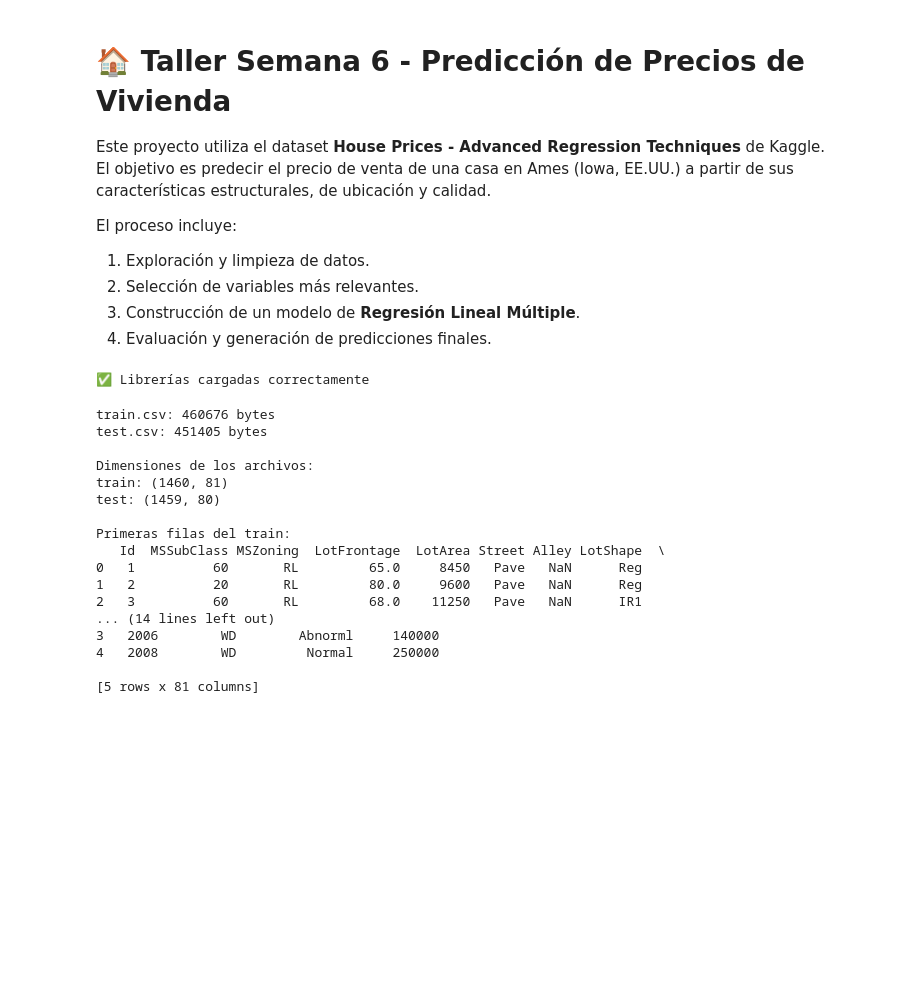
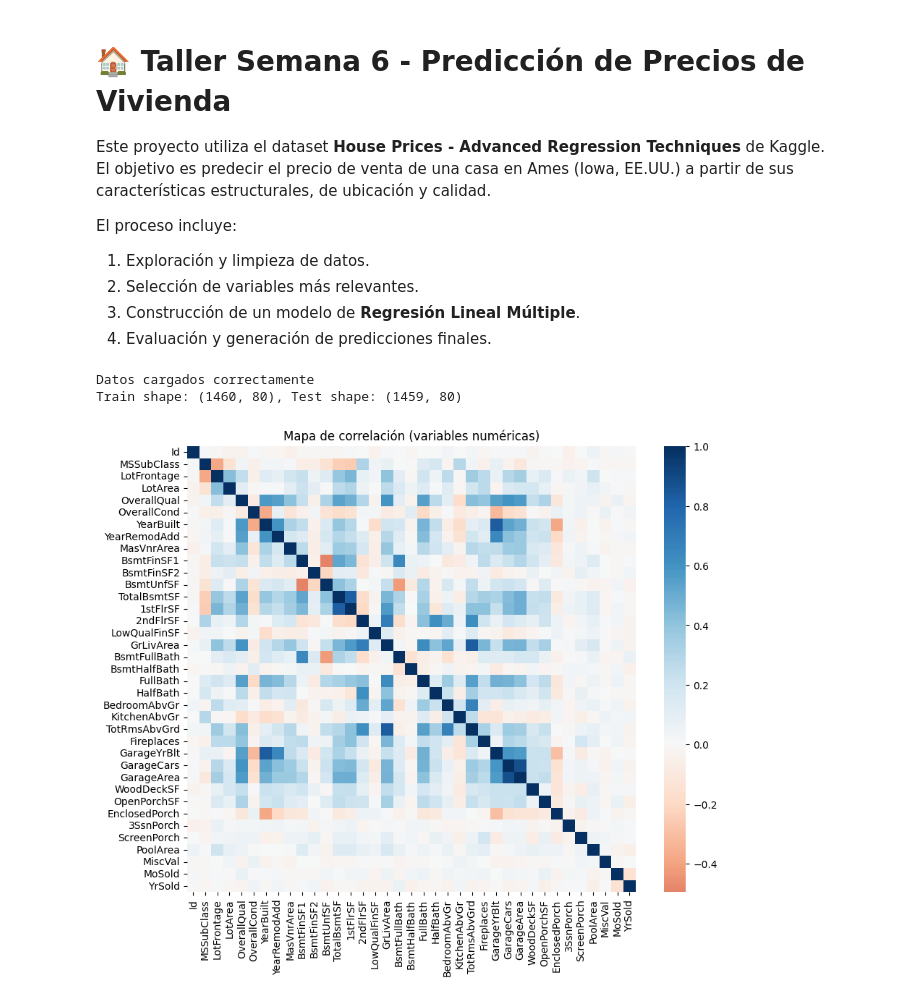
Before and after one commit to jhonnatan-05/Electiva-Profesional-III, a Jupyter notebook: semana 6/taller semana 6.ipynb, the cells around one changed output. Cells and saved outputs as stored; diff of their text form; code cells hidden in the pictures; blank space fills up the shorter version.

```diff
--- a/semana 6/taller semana 6.ipynb
+++ b/semana 6/taller semana 6.ipynb
@@ -134,51 +133,36 @@ import numpy as np
 import matplotlib.pyplot as plt
 import seaborn as sns
 
+from sklearn.preprocessing import StandardScaler
+from sklearn.impute import SimpleImputer
+from sklearn.feature_selection import SelectKBest, f_regression
+from sklearn.linear_model import LinearRegression
+from sklearn.metrics import mean_squared_error, mean_absolute_error, r2_score
 from sklearn.model_selection import train_test_split, cross_val_score
-from sklearn.linear_model import LinearRegression
-from sklearn.metrics import mean_absolute_error, mean_squared_error, r2_score
 
-print("✅ Librerías cargadas correctamente")
+train = pd.read_csv("train.csv")
+test = pd.read_csv("test.csv")
+
+
+y = train["SalePrice"]
+X = train.drop(columns=["SalePrice"])
+
+print("Datos cargados correctamente")
+print(f"Train shape: {X.shape}, Test shape: {test.shape}")
 # %% [output]
-✅ Librerías cargadas correctamente
+Datos cargados correctamente
+Train shape: (1460, 80), Test shape: (1459, 80)
 # %%
-import os
-import pandas as pd
+plt.figure(figsize=(10, 8))
+sns.heatmap(X.select_dtypes("number").corr(), cmap="RdBu", center=0)
+plt.title("Mapa de correlación (variables numéricas)")
+plt.show()
 
-# ✅ Verificar tamaño y leer los archivos
-for archivo in ["train.csv", "test.csv"]:
-    if os.path.exists(archivo):
-        print(f"{archivo}: {os.path.getsize(archivo)} bytes")
-    else:
-        print(f"{archivo}: ❌ No encontrado")
 
-# ✅ Cargar los datos
-train = pd.read_csv("train.csv")
-test = pd.read_csv("test.csv")
-
-# ✅ Mostrar resultados
-print("\nDimensiones de los archivos:")
-print("train:", train.shape)
-print("test:", test.shape)
-
-print("\nPrimeras filas del train:")
-print(train.head())
+missing = X.isnull().sum()
+drop_cols = missing[missing > 0.25 * len(X)].index
+X = X.drop(columns=drop_cols)
+test = test.drop(columns=drop_cols, errors="ignore")
 # %% [output]
-train.csv: 460676 bytes
-test.csv: 451405 bytes
-
-Dimensiones de los archivos:
-train: (1460, 81)
-test: (1459, 80)
-
-Primeras filas del train:
-   Id  MSSubClass MSZoning  LotFrontage  LotArea Street Alley LotShape  \
-0   1          60       RL         65.0     8450   Pave   NaN      Reg
-1   2          20       RL         80.0     9600   Pave   NaN      Reg
-2   3          60       RL         68.0    11250   Pave   NaN      IR1
-... (14 lines left out)
-3   2006        WD        Abnorml     140000
-4   2008        WD         Normal     250000
-
-[5 rows x 81 columns]
+[figure, added]
 # %%
```
Also changed, not shown: parts of 8 cells of this notebook, 1 other file.
